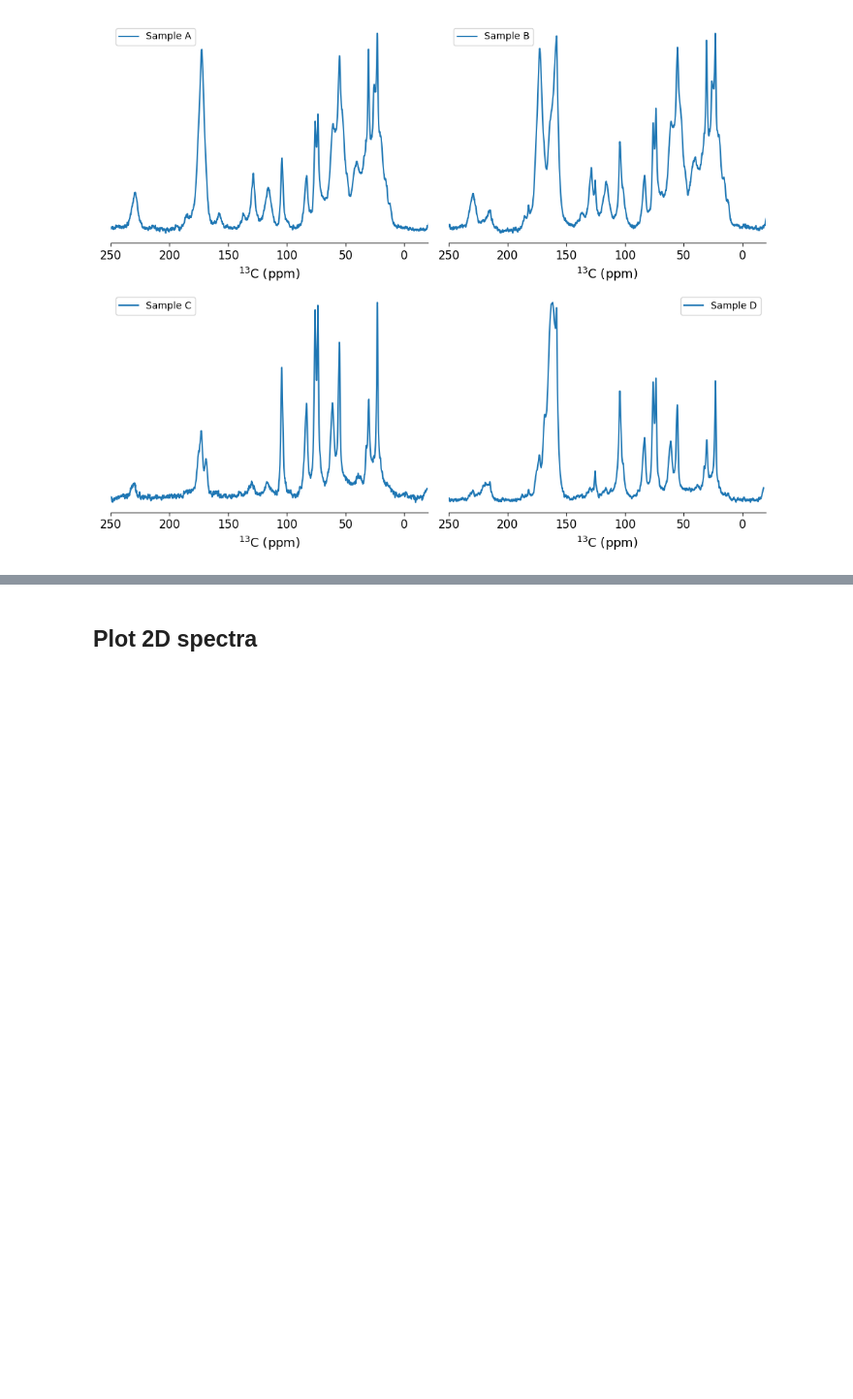
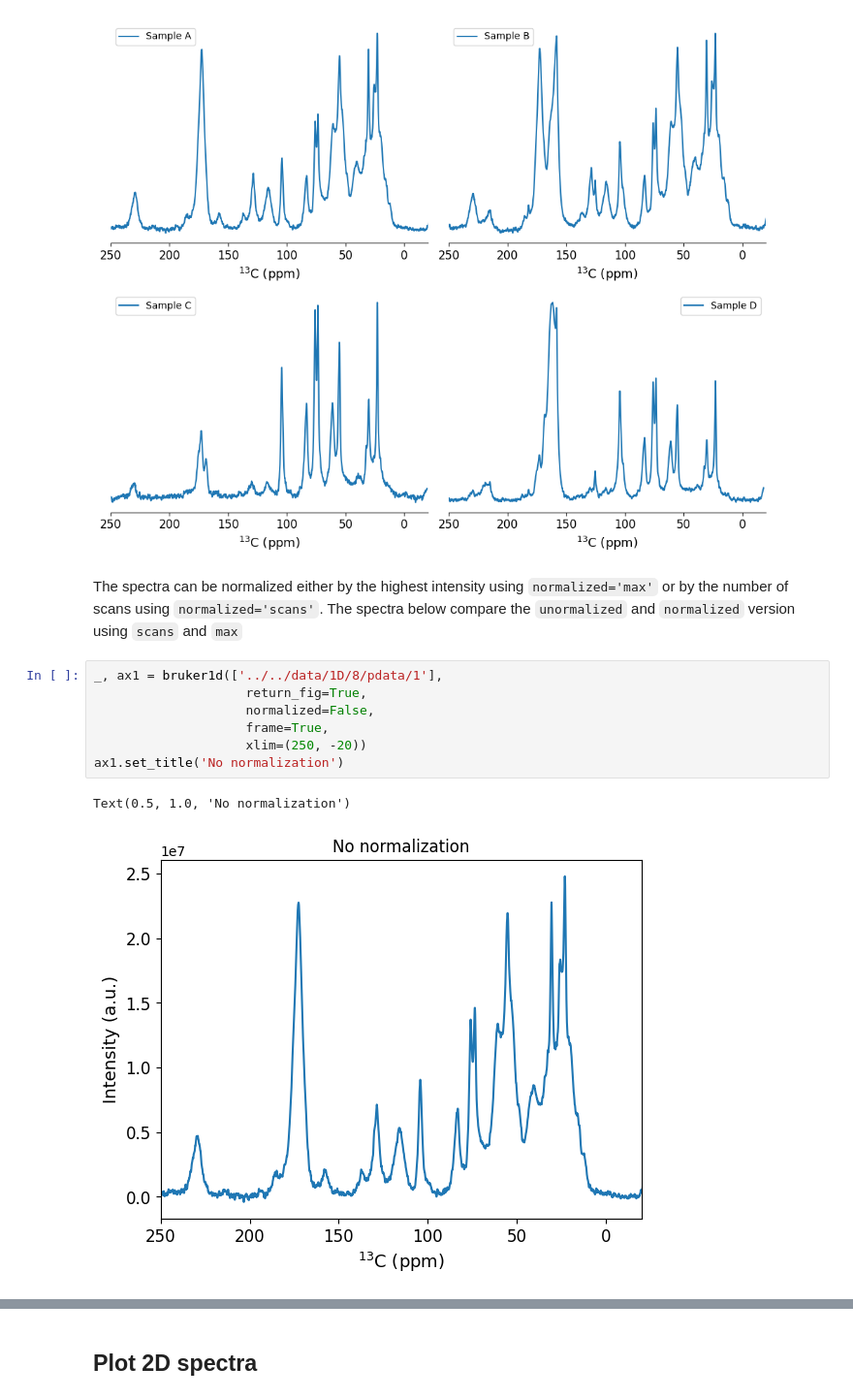
Before and after one commit to nuts-org/spinplots, a Jupyter notebook: docs/user_guide/easy_plots.ipynb, the cells around one changed output, grey strips where cells are left out. Shown at 97% size. Cells and saved outputs as stored; diff of their text form; blank space fills up the shorter version.

Commit message:
Added function to normalize by num of scans and changed 2d implementation

```diff
--- a/docs/user_guide/easy_plots.ipynb
+++ b/docs/user_guide/easy_plots.ipynb
@@ -81,3 +81,15 @@ bruker1d_grid([path + '8/pdata/1', path + '12/pdata/1', path + '33/pdata/1', pat
                 format='png')
 # %% [output]
 [figure]
+# %% [markdown]
+The spectra can be normalized either by the highest intensity using `normalized='max'` or by the number of scans using `normalized='scans'`. The spectra below compare the `unormalized` and `normalized` version using `scans` and `max`
+# %%
+_, ax1 = bruker1d(['../../data/1D/8/pdata/1'],
+                    return_fig=True,
+                    normalized=False,
+                    frame=True,
+                    xlim=(250, -20))
+ax1.set_title('No normalization')
+# %% [output]
+Text(0.5, 1.0, 'No normalization')
+[figure, added]
```
Also changed, not shown: parts of 5 cells of this notebook, 10 other files.
